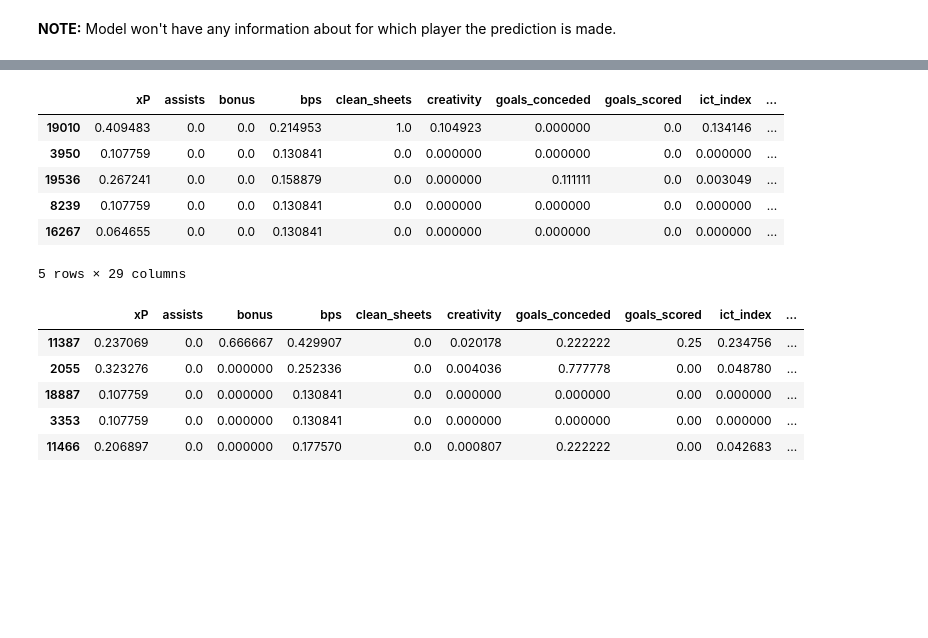
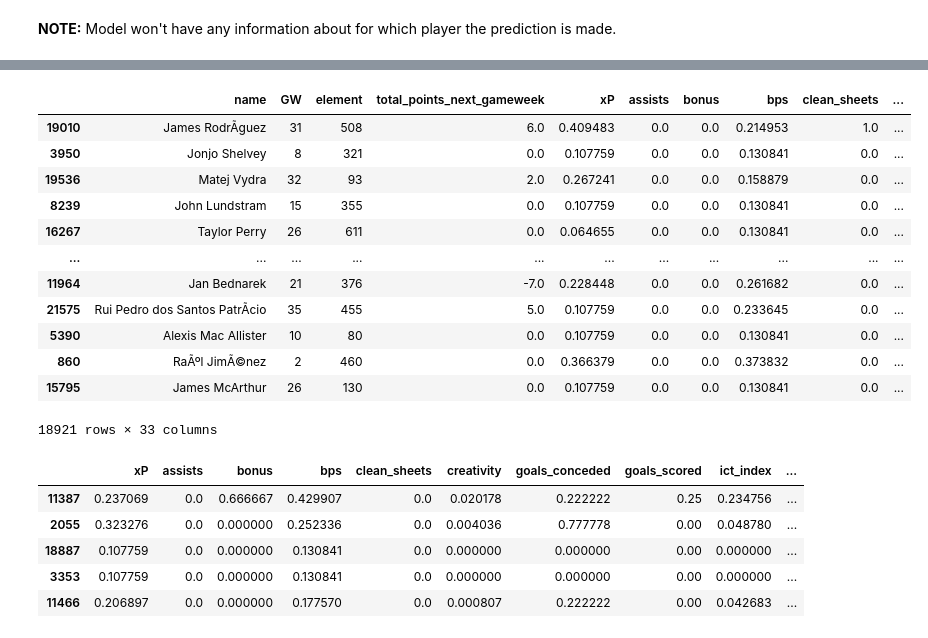
Before and after one commit to gracjans/FPL-AI-Manager_SwanseAI, a Jupyter notebook: notebooks/data_engineering.ipynb, the cells around one changed output, grey strips where cells are left out. Drawn from its saved outputs; the diff is of its cells as text; code cells hidden in the pictures; blank space fills up the shorter version.

Commit message:
update data_engineering notebook

```diff
--- a/notebooks/data_engineering.ipynb
+++ b/notebooks/data_engineering.ipynb
@@ -72,20 +66,32 @@ data_2021_processed.head(10)
+# %%
+# extract 'name', 'GW', 'element' and 'total_points_next_gameweek' from data_2021_processed
+data_2021_extract_target = data_2021_processed[['name', 'GW', 'element', 'total_points_next_gameweek']]
 # %%
-X_2021 = data_2021_processed.drop(['total_points_next_gameweek'], axis=1)
+X_2021 = data_2021_processed.drop(['name', 'GW', 'element', 'total_points_next_gameweek'], axis=1)
 y_2021 = data_2021_processed['total_points_next_gameweek']
 # %%
 # scale X data
 X_scaler = MinMaxScaler(feature_range=(0, 1))
-X_2021_scaled = pd.DataFrame(X_scaler.fit_transform(X_2021), columns = X_2021.columns)
+X_2021_scaled = pd.DataFrame(X_scaler.fit_transform(X_2021), index=X_2021.index, columns = X_2021.columns)
+# %%
+# concatenate data_2021_extract_target and X_2021_scaled
+X_2021_scaled = pd.concat([data_2021_extract_target, X_2021_scaled], axis=1)
 # %%
 # split data into train and test sets
 X_train_2021, X_test_2021, y_train_2021, y_test_2021 = train_test_split(X_2021_scaled, y_2021, test_size=0.2, random_state=42)
 # %%
-X_train_2021.head()
+X_train_2021
 # %% [output]
-|  | xP | assists | bonus | bps | clean_sheets | creativity | goals_conceded | goals_scored | ict_index | ... |
-| 19010 | 0.409483 | 0.0 | 0.0 | 0.214953 | 1.0 | 0.104923 | 0.000000 | 0.0 | 0.134146 | ... |
-| 3950 | 0.107759 | 0.0 | 0.0 | 0.130841 | 0.0 | 0.000000 | 0.000000 | 0.0 | 0.000000 | ... |
-| 19536 | 0.267241 | 0.0 | 0.0 | 0.158879 | 0.0 | 0.000000 | 0.111111 | 0.0 | 0.003049 | ... |
-| 8239 | 0.107759 | 0.0 | 0.0 | 0.130841 | 0.0 | 0.000000 | 0.000000 | 0.0 | 0.000000 | ... |
-| 16267 | 0.064655 | 0.0 | 0.0 | 0.130841 | 0.0 | 0.000000 | 0.000000 | 0.0 | 0.000000 | ... |
+|  | name | GW | element | total_points_next_gameweek | xP | assists | bonus | bps | clean_sheets | ... |
+| 19010 | James RodrÃ­guez | 31 | 508 | 6.0 | 0.409483 | 0.0 | 0.0 | 0.214953 | 1.0 | ... |
+| 3950 | Jonjo Shelvey | 8 | 321 | 0.0 | 0.107759 | 0.0 | 0.0 | 0.130841 | 0.0 | ... |
+| 19536 | Matej Vydra | 32 | 93 | 2.0 | 0.267241 | 0.0 | 0.0 | 0.158879 | 0.0 | ... |
+| 8239 | John Lundstram | 15 | 355 | 0.0 | 0.107759 | 0.0 | 0.0 | 0.130841 | 0.0 | ... |
+| 16267 | Taylor Perry | 26 | 611 | 0.0 | 0.064655 | 0.0 | 0.0 | 0.130841 | 0.0 | ... |
+| ... | ... | ... | ... | ... | ... | ... | ... | ... | ... | ... |
+| 11964 | Jan Bednarek | 21 | 376 | -7.0 | 0.228448 | 0.0 | 0.0 | 0.261682 | 0.0 | ... |
+| 21575 | Rui Pedro dos Santos PatrÃ­cio | 35 | 455 | 5.0 | 0.107759 | 0.0 | 0.0 | 0.233645 | 0.0 | ... |
+| 5390 | Alexis Mac Allister | 10 | 80 | 0.0 | 0.107759 | 0.0 | 0.0 | 0.130841 | 0.0 | ... |
+| 860 | RaÃºl JimÃ©nez | 2 | 460 | 0.0 | 0.366379 | 0.0 | 0.0 | 0.373832 | 0.0 | ... |
+| 15795 | James McArthur | 26 | 130 | 0.0 | 0.107759 | 0.0 | 0.0 | 0.130841 | 0.0 | ... |
-5 rows × 29 columns
+18921 rows × 33 columns
```
Also changed, not shown: parts of 10 cells of this notebook.
